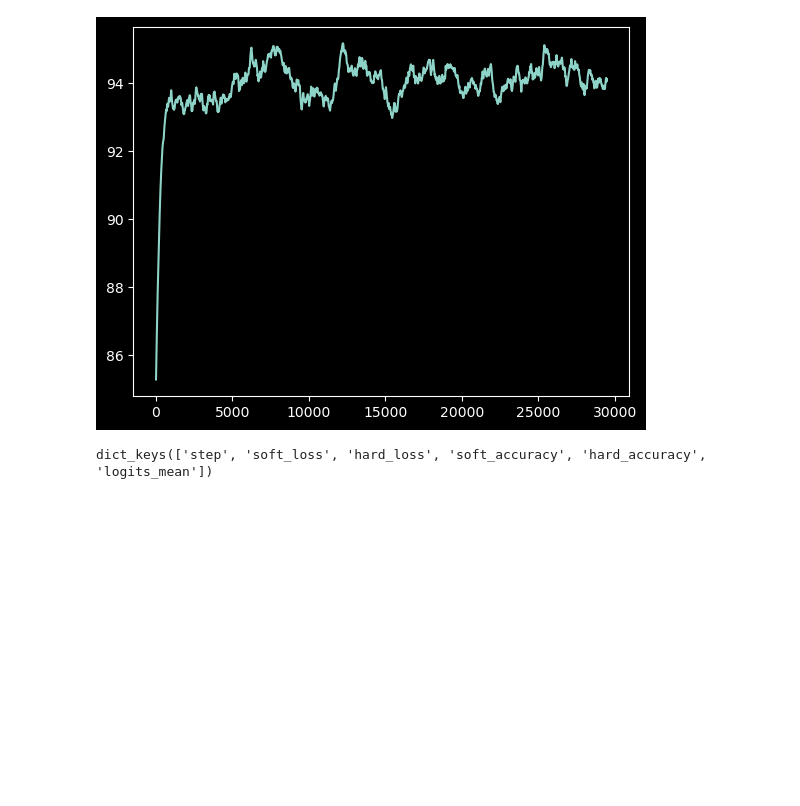
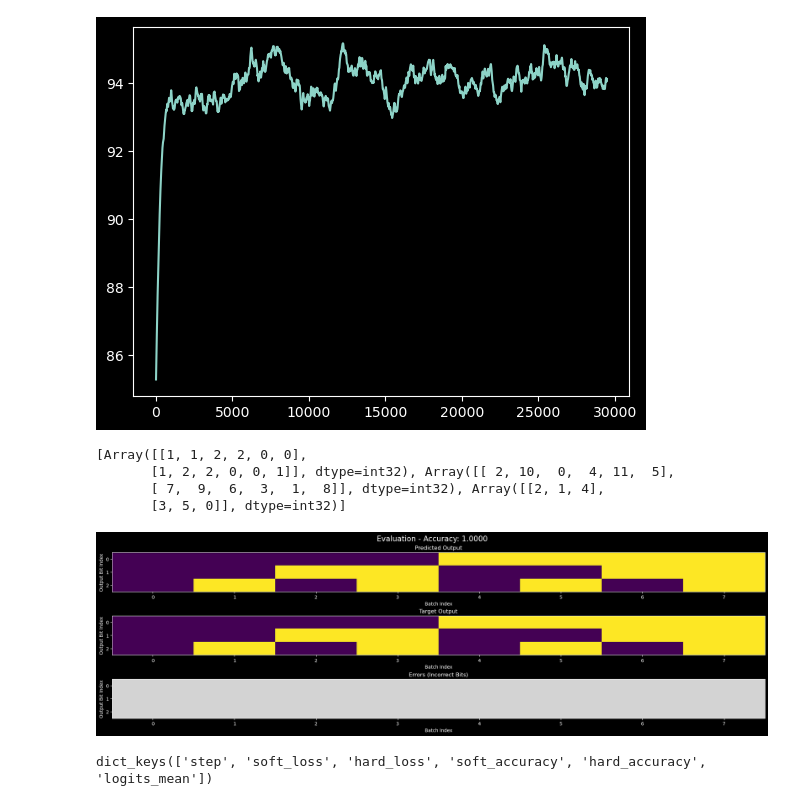
Before and after one commit to GabrielBena/boolean_nca_cc, a Jupyter notebook: random_boolean_nets.ipynb, the cells around one changed output. Saved outputs shown, nothing was run; the diff lists cells and outputs as text; code cells hidden in the pictures; blank space fills up the shorter version.

```diff
--- a/random_boolean_nets.ipynb
+++ b/random_boolean_nets.ipynb
@@ -178,7 +172,7 @@ from boolean_nca_cc.training import train_model
 # %%
 hidden_dim = 128
 hidden_features = 128
-n_message_steps = 5
+n_message_steps = 1
 loss, aux = loss_f_l4(logitsbp, wires, x, y0)
 graph = build_graph(
     logitsbp, wires, input_n, arity, hidden_dim=hidden_dim, loss_value=loss
@@ -309,15 +303,21 @@ from boolean_nca_cc.training.evaluation import evaluate_model_stepwise
 # %%
 key = jax.random.PRNGKey(42)
 wires_gnn, logits_gnn = gen_circuit(key, layer_sizes, arity=arity)
-step_metrics = evaluate_model_stepwise(
-    gnn,
-    wires_gnn,
-    logits_gnn,
-    x,
-    y0,
-    input_n,
-    n_message_steps=100,
-    arity=arity,
-    hidden_dim=hidden_dim,
-    loss_type="l4",
+print(wires_gnn)
+graph = build_graph(
+    logits_gnn, wires_gnn, input_n, arity, hidden_dim=hidden_dim, loss_value=loss
 )
+# %% [output]
+[Array([[1, 1, 2, 2, 0, 0],
+       [1, 2, 2, 0, 0, 1]], dtype=int32), Array([[ 2, 10,  0,  4, 11,  5],
+       [ 7,  9,  6,  3,  1,  8]], dtype=int32), Array([[2, 1, 4],
+       [3, 5, 0]], dtype=int32)]
+# %%
+for i in range(2):
+    graph = gnn(graph)
+# %%
+final_logits = extract_logits_from_graph(graph, [l.shape for l in logits_gnn])
+# %%
+metrics = evaluate_and_visualize(final_logits, wires, x, y0, hard=True)
+# %% [output]
+[figure, added]
```
Also changed, not shown: parts of 12 cells of this notebook, 6 other files.
